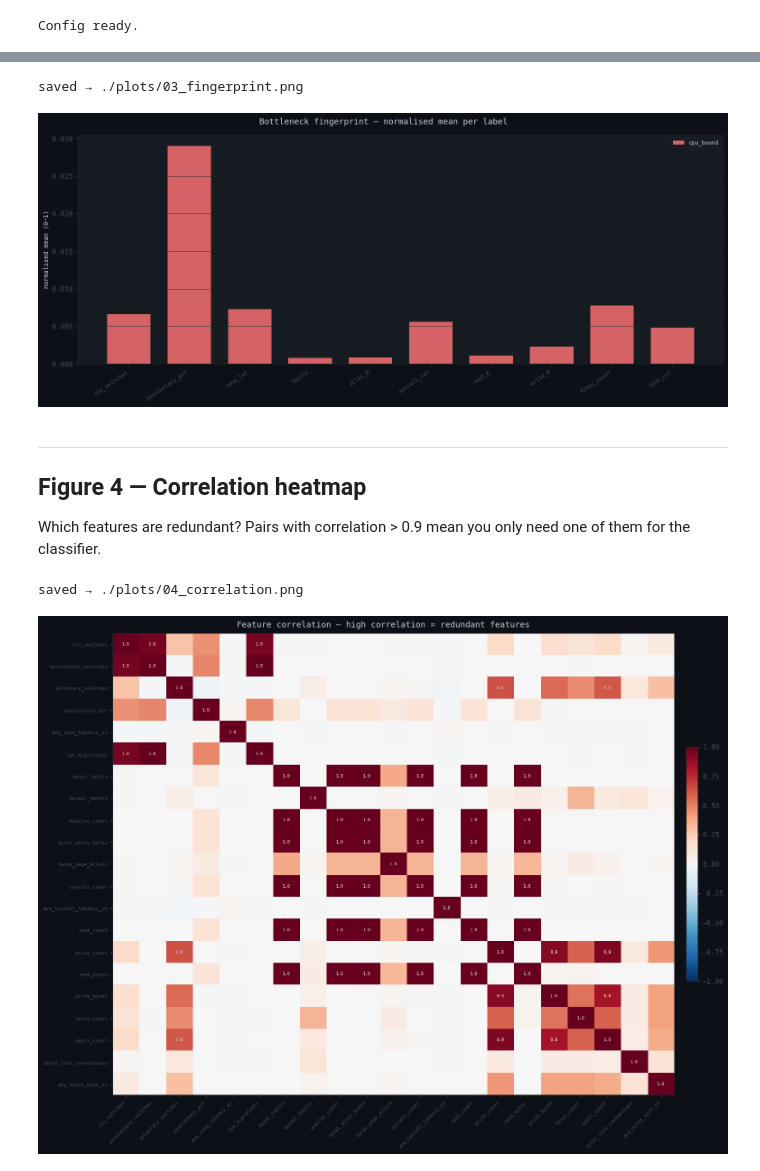
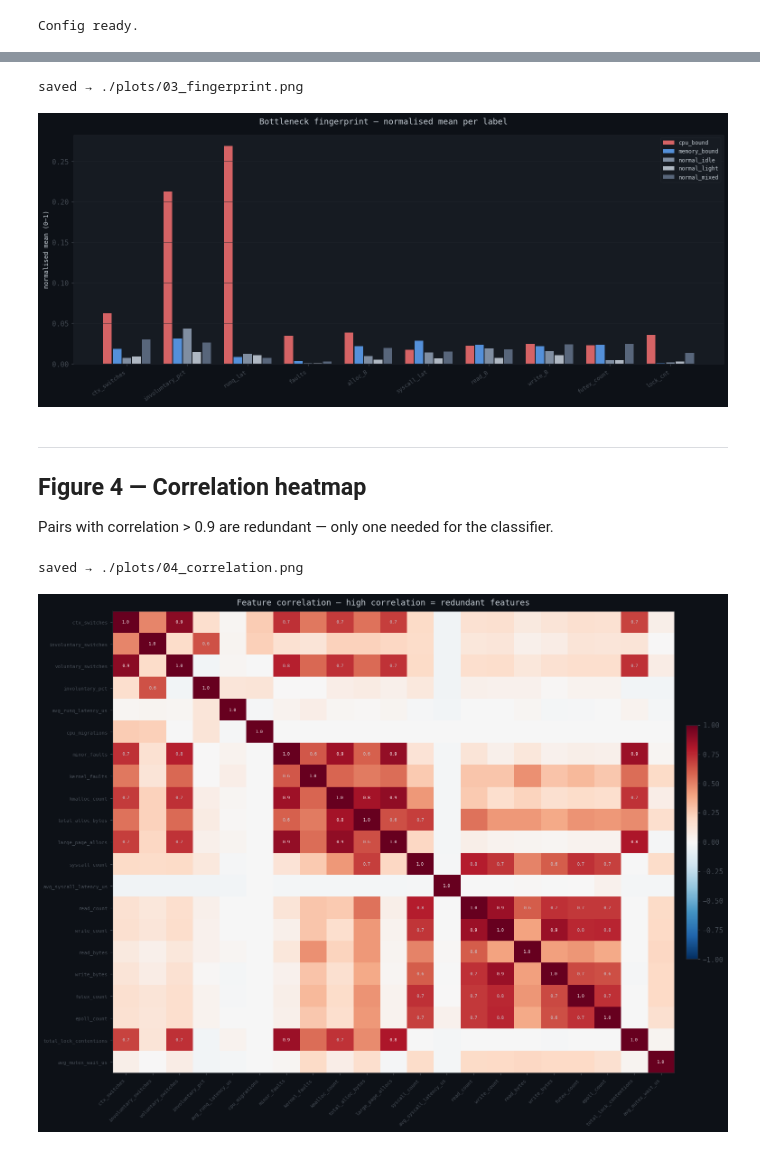
Before and after one commit to asad-Md/PerformanceBottleneckDiagnosis, a Jupyter notebook: src/perf_analysis.ipynb, the cells around one changed output, grey strips where cells are left out. Saved outputs shown, nothing was run; the diff lists cells and outputs as text; code cells hidden in the pictures.

```diff
--- a/src/perf_analysis.ipynb
+++ b/src/perf_analysis.ipynb
@@ -36,6 +43,9 @@ LABEL_COLORS = {
     'io_bound':     '#4ade80',
     'contention':   '#fb923c',
     'mixed':        '#c084fc',
+    'normal_idle':  '#94a3b8',
+    'normal_light': '#cbd5e1',
+    'normal_mixed': '#64748b',
     'unknown':      '#6b7280',
 }
 C = ['#60a5fa','#f87171','#4ade80','#fb923c','#c084fc','#facc15','#34d399','#f472b6']
@@ -58,8 +68,8 @@ def savefig(fig, name):
     fig.savefig(os.path.join(OUT_DIR, name))
     print(f'saved → {OUT_DIR}/{name}')
 
-def legend_patches(labels):
-    return [Patch(color=LABEL_COLORS.get(l, MUTED), alpha=0.8, label=l) for l in labels]
+def legend_patches(label_list):
+    return [Patch(color=LABEL_COLORS.get(l, MUTED), alpha=0.8, label=l) for l in label_list]
 
 print('Config ready.')
 # %% [output]
@@ -122,7 +220,7 @@ key_metrics = [
     ('futex_count',            'futex count (lock proxy)'),
     ('total_lock_contentions', 'lock contentions'),
 ]
-key_metrics = [(m, l) for m, l in key_metrics if m in df.columns]
+key_metrics = [(m, l) for m, l in key_metrics if m in df_clean.columns]
 
 n = len(key_metrics)
 fig, axes = plt.subplots(n, 1, figsize=(14, 3 * n), sharex=True)
@@ -130,8 +228,8 @@ fig.suptitle('All observations coloured by label — do the labels cluster?', fo
 
 for ax, (col, ylabel) in zip(axes, key_metrics):
     for lbl in labels:
-        mask = df['label'] == lbl
-        ax.scatter(df.loc[mask, 'row_idx'], df.loc[mask, col],
+        mask = df_clean['label'] == lbl
+        ax.scatter(df_clean.loc[mask, 'row_idx'], df_clean.loc[mask, col],
                    c=LABEL_COLORS.get(lbl, MUTED), s=4, alpha=0.5, label=lbl)
     ax.set_ylabel(ylabel, fontsize=8)
     ax.grid(True, axis='y')
@@ -156,7 +253,7 @@ This tells you directly which features will be most useful for the classifier.
 if len(labels) < 2:
     print(f'Need 2+ labels. Currently have: {labels}. Collect more workloads.')
 else:
-    key_metrics = [
+    box_metrics = [
         ('ctx_switches',           'ctx switches'),
         ('involuntary_pct',        'involuntary %'),
         ('avg_runq_latency_us',    'runq latency µs'),
@@ -170,17 +267,17 @@ else:
         ('write_bytes',            'write bytes'),
         ('kmalloc_count',          'kmalloc count'),
     ]
-    key_metrics = [(m, l) for m, l in key_metrics if m in df.columns]
+    box_metrics = [(m, l) for m, l in box_metrics if m in df_clean.columns]
 
     cols = 3
-    rows = (len(key_metrics) + cols - 1) // cols
+    rows = (len(box_metrics) + cols - 1) // cols
     fig, axes = plt.subplots(rows, cols, figsize=(15, 4 * rows))
     fig.suptitle('Distribution per label — non-overlapping = good ML feature', fontsize=12)
     axes = axes.flatten()
 
-    for i, (col, ylabel) in enumerate(key_metrics):
+    for i, (col, ylabel) in enumerate(box_metrics):
         ax = axes[i]
-        data   = [df[df['label'] == l][col].dropna().values for l in labels]
+        data   = [df_clean[df_clean['label'] == l][col].dropna().values for l in labels]
         colors = [LABEL_COLORS.get(l, MUTED) for l in labels]
         bp = ax.boxplot(data, labels=labels, patch_artist=True,
                         medianprops={'color': TEXT, 'linewidth': 1.5},
@@ -219,14 +316,13 @@ fingerprint_metrics = [
     'avg_syscall_latency_us', 'read_bytes', 'write_bytes',
     'futex_count', 'total_lock_contentions',
 ]
-fingerprint_metrics = [m for m in fingerprint_metrics if m in df.columns]
+fingerprint_metrics = [m for m in fingerprint_metrics if m in df_clean.columns]
 
-# normalise each metric 0-1 across all rows so they're on the same scale
-norm = df[fingerprint_metrics].copy()
+norm = df_clean[fingerprint_metrics].copy()
 for col in fingerprint_metrics:
     mn, mx = norm[col].min(), norm[col].max()
     norm[col] = (norm[col] - mn) / (mx - mn + 1e-9)
-norm['label'] = df['label']
+norm['label'] = df_clean['label'].values
 
 means = norm.groupby('label')[fingerprint_metrics].mean()
 
@@ -255,45 +351,46 @@ savefig(fig, '03_fingerprint.png')
 plt.show()
 # %% [output]
 saved → ./plots/03_fingerprint.png
-[figure, old version]
+[figure, new version]
 # %% [markdown]
 ---
 ## Figure 4 — Correlation heatmap
-Which features are redundant? Pairs with correlation > 0.9 mean you only need one of them for the classifier.
+
+Pairs with correlation > 0.9 are redundant — only one needed for the classifier.
 # %%
 corr_cols = [
     'ctx_switches', 'involuntary_switches', 'voluntary_switches',
     'involuntary_pct', 'avg_runq_latency_us', 'cpu_migrations',
     'minor_faults', 'kernel_faults', 'kmalloc_count',
     'total_alloc_bytes', 'large_page_allocs',
     'syscall_count', 'avg_syscall_latency_us',
     'read_count', 'write_count', 'read_bytes', 'write_bytes',
     'futex_count', 'epoll_count',
     'total_lock_contentions', 'avg_mutex_wait_us',
 ]
-corr_cols = [c for c in corr_cols if c in df.columns]
-corr = df[corr_cols].corr(numeric_only=True)
+corr_cols = [c for c in corr_cols if c in df_clean.columns]
+corr = df_clean[corr_cols].corr(numeric_only=True)
 
 fig, ax = plt.subplots(figsize=(14, 11))
 fig.suptitle('Feature correlation — high correlation = redundant features', fontsize=12)
 im = ax.imshow(corr.values, cmap='RdBu_r', vmin=-1, vmax=1, aspect='auto')
 ax.set_xticks(range(len(corr_cols)))
 ax.set_yticks(range(len(corr_cols)))
 ax.set_xticklabels(corr_cols, rotation=45, ha='right', fontsize=7)
 ax.set_yticklabels(corr_cols, fontsize=7)
 plt.colorbar(im, ax=ax, fraction=0.02, pad=0.02)
 for i in range(len(corr_cols)):
     for j in range(len(corr_cols)):
         v = corr.values[i, j]
         if abs(v) > 0.6:
             ax.text(j, i, f'{v:.1f}', ha='center', va='center',
                     fontsize=6, color='white' if abs(v) > 0.8 else TEXT)
 plt.tight_layout()
 savefig(fig, '04_correlation.png')
 plt.show()
 # %% [output]
 saved → ./plots/04_correlation.png
-[figure, old version]
+[figure, new version]
 # %% [markdown]
 ---
 ## Figure 5 — 2D scatter: pairs of metrics, coloured by label
```
Also changed, not shown: parts of 18 cells of this notebook, 12 other files.
